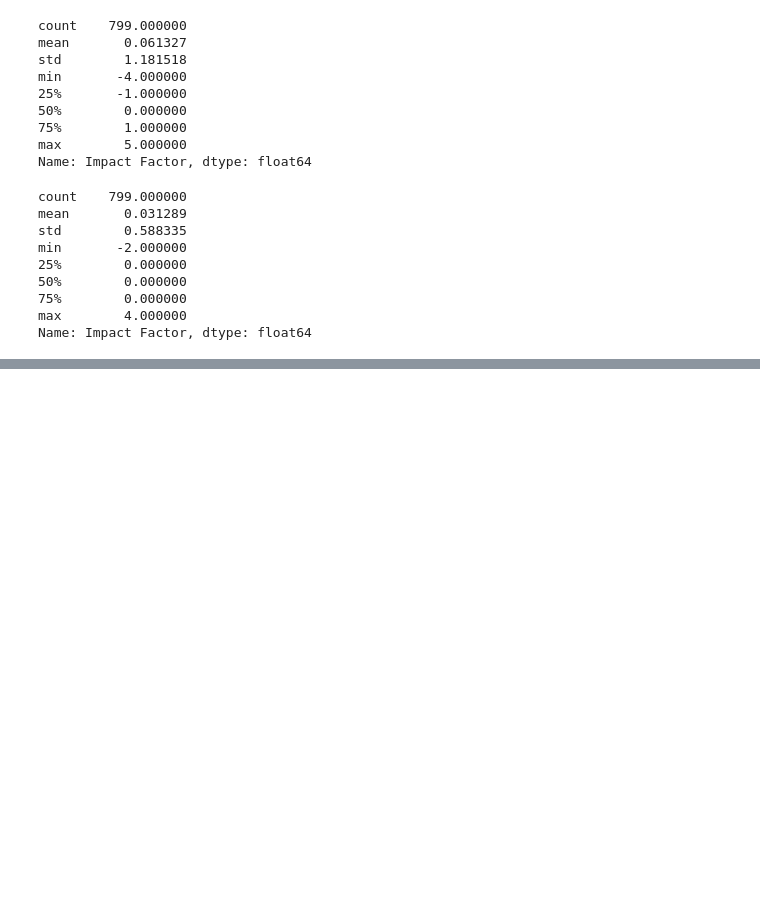
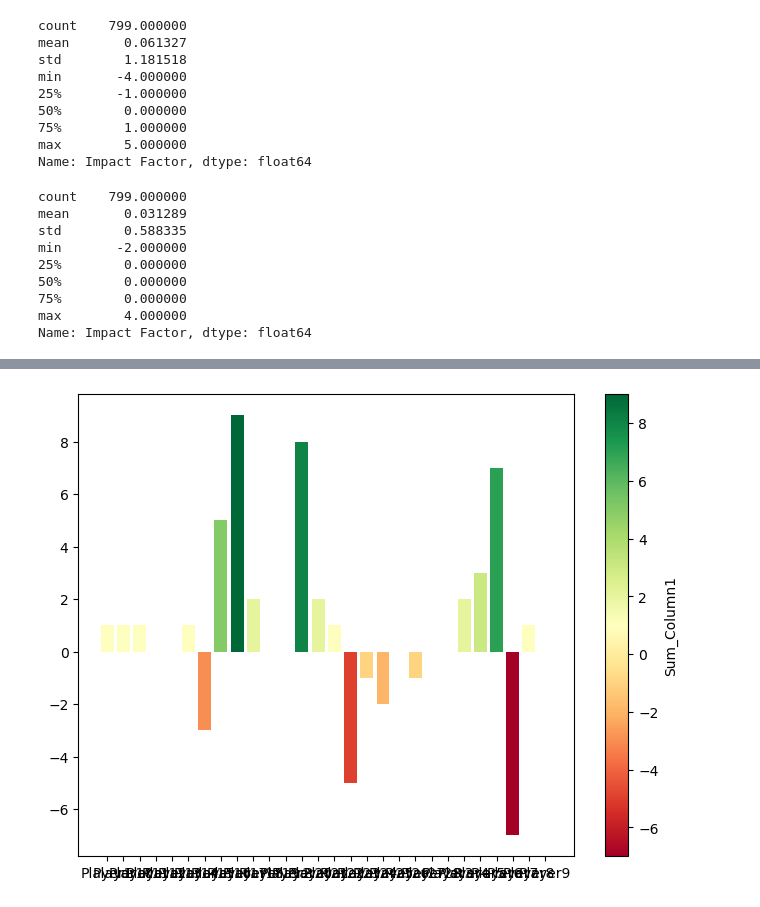
Before and after one commit to AIstats3/Project1, a Jupyter notebook: Implementation-Game1.ipynb, the cells around one changed output, grey strips where cells are left out. Cells and saved outputs as stored; diff of their text form; code cells hidden in the pictures; blank space fills up the shorter version.

Commit message:
Implementation with player stats

```diff
--- a/Implementation-Game1.ipynb
+++ b/Implementation-Game1.ipynb
@@ -291,4 +293,9 @@ min       -2.000000
 max        4.000000
 Name: Impact Factor, dtype: float64
 # %%
+##Lets look at some player net impact factors
+player_impacts=passes[["Impact Factor","From"]]
+grouped = player_impacts.groupby('From')['Impact Factor'].sum().reset_index()
+net_IF = pd.DataFrame({'From': grouped['From'], 'Net Impact Factor': grouped['Impact Factor']})
+print(net_IF)
 # %% [output]
@@ -295,0 +319,20 @@ NameError: name 'show' is not defined
+# %%
+#Lets make a pretty graph
+# Define a red to green color scale
+colormap = matplotlib.colormaps.get_cmap('RdYlGn')
+norm = plt.Normalize(net_IF['Net Impact Factor'].min(), net_IF['Net Impact Factor'].max())
+
+# Create a color map based on 'Sum_Column1' values
+colors = colormap(norm(net_IF['Net Impact Factor']))
+
+# Create a bar chart with labeled columns and colored bars
+plt.figure(figsize=(8, 6))
+bars = plt.bar(net_IF['From'], net_IF['Net Impact Factor'], color=colors)
+
+# Add colorbar to indicate value-color mapping
+sm = plt.cm.ScalarMappable(cmap=colormap, norm=norm)
+sm.set_array([])  # This line is necessary for the colorbar to work properly
+cbar = plt.colorbar(sm, ax=plt.gca())
+cbar.set_label('Sum_Column1')
+# %% [output]
+[figure, added]
```
Also changed, not shown: parts of 5 cells of this notebook.
